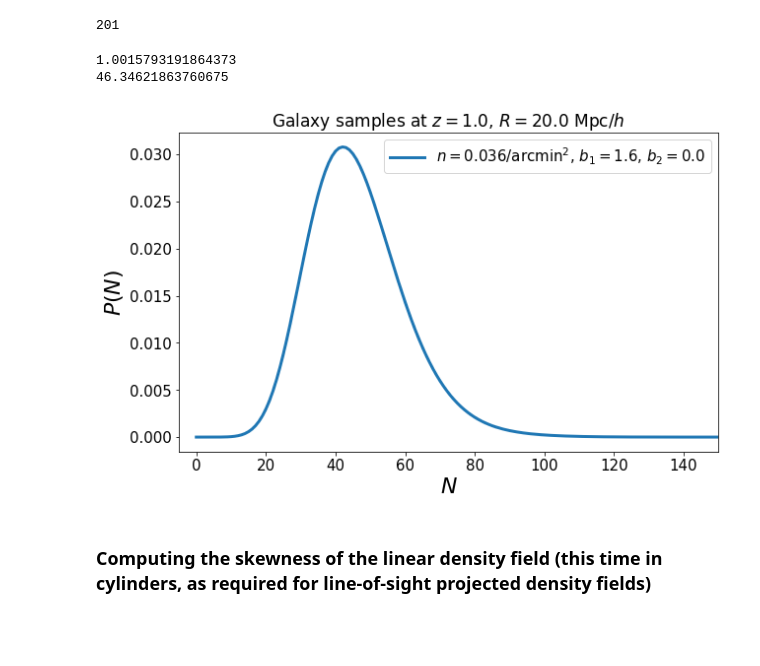
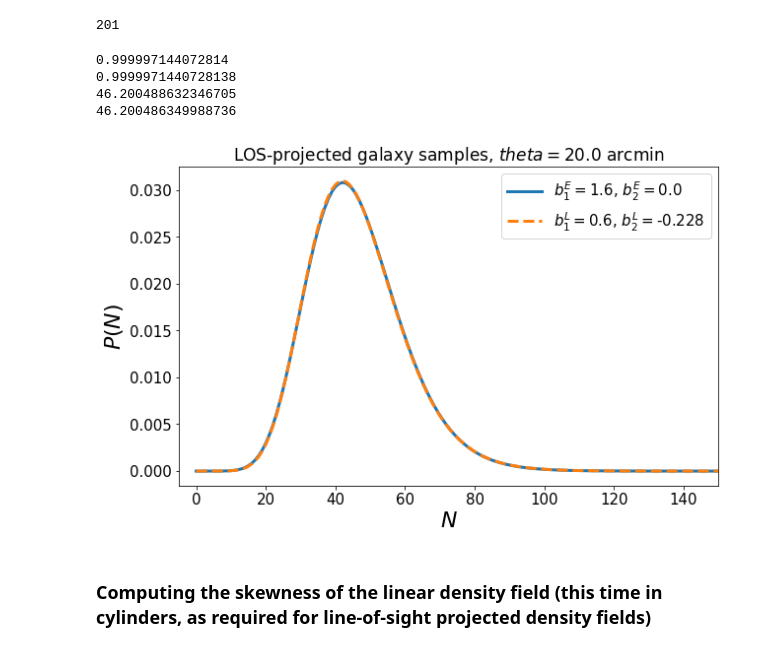
Before and after one commit to OliverFHD/CosMomentum, a Jupyter notebook: compute_PDF_and_CGF.ipynb, the cells around one changed output. Saved outputs shown, nothing was run; the diff lists cells and outputs as text; code cells hidden in the pictures.

Commit message:
Implementation of Lagrangian bias parametrisation and general code clean up.

```diff
--- a/compute_PDF_and_CGF.ipynb
+++ b/compute_PDF_and_CGF.ipynb
@@ -600,7 +566,18 @@ add_projected_galaxy_sample(0, n_of_z_file, density_sample_1, b1_sample_1, b2_sa
+# %%
+# Creating projected galaxy sample with Lagrangian bias parametrisation
+bias_model = 1
+density_sample_2 = 46.200759199/(np.pi*20.0**2)
+b1_sample_2 = 1.6 - 1.0
+b2_sample_2 = 0.0 - 8.0/21.0*b1_sample_2
+a0 = 1.26
+a1 = 0.28
+n_of_z_file_str = 'Data/redshift_distributions/lens_galaxy_pofz.dat'
+n_of_z_file = ctypes.c_char_p(n_of_z_file_str.encode('utf-8'))
+add_projected_galaxy_sample(0, n_of_z_file, density_sample_2, b1_sample_2, b2_sample_2, a0, a1, bias_model)
 # %%
 
 theta = 20.0
-N_max = return_N_max_projected(0, theta, 1.0)
+N_max = np.min([return_N_max_projected(0, theta, 1.0), return_N_max_projected(1, theta, 1.0)])
 print(N_max)
 
 return_CiC_PDF_projected = lib.return_CiC_PDF_projected
@@ -622,26 +599,32 @@ def CiC_projected(theta, f_NL, var_NL_rescale, index_of_galaxy_sample):
 201
 # %%
 P_of_N_values_projected = CiC_projected(theta, 0.0, 1.0, 0)
+P_of_N_values_projected_Lagrange = CiC_projected(theta, 0.0, 1.0, 1)
 # %%
 # plotting CiC PDF for each sample
 plt.figure(figsize=(10,6))
-plt.plot(range(0,N_max+1), P_of_N_values_projected, label="$n=$"+str(int(1000.0*density_sample_1)/1000.0)+"/arcmin${}^2$, $b_1=$"+str(b1_sample_1)+", $b_2=$"+str(b2_sample_1), linestyle="solid", linewidth=3)
+plt.plot(range(0,N_max+1), P_of_N_values_projected, label="$b_1^E=$"+str(int(1000.0*b1_sample_1)/1000.0)+", $b_2^E=$"+str(int(1000.0*b2_sample_1)/1000.0), linestyle="solid", linewidth=3)
+plt.plot(range(0,N_max+1), P_of_N_values_projected_Lagrange, label="$b_1^L=$"+str(int(1000.0*b1_sample_2)/1000.0)+", $b_2^L=$"+str(int(1000.0*b2_sample_2)/1000.0), linestyle="dashed", linewidth=3)
 plt.xlim(-5,150)
 plt.xticks(fontsize=15)
 plt.yticks(fontsize=15)
 plt.xlabel(r'$N$', size = 22)
 plt.ylabel(r'$P(N)$', size = 22)
 plt.legend(fontsize=15, handlelength=2.35)
-plt.title('Galaxy samples at $z=$'+str(z)+', $R=$'+str(R)+' Mpc$/h$', size = 17)
+plt.title('LOS-projected galaxy samples, $theta=$'+str(theta)+' arcmin', size = 17)
 plt.subplots_adjust(left=0.19, bottom=0.12, right=0.95, top=0.87)
 
 # check normalisation of the CiC PDFs
 print(np.sum(P_of_N_values_projected))
+print(np.sum(P_of_N_values_projected_Lagrange))
 print(np.sum(P_of_N_values_projected*range(0,len(P_of_N_values_projected))))
+print(np.sum(P_of_N_values_projected_Lagrange*range(0,len(P_of_N_values_projected_Lagrange))))
 # %% [output]
-1.0015793191864373
-46.34621863760675
+0.999997144072814
+0.9999971440728138
+46.200488632346705
+46.200486349988736
-[figure, old version]
+[figure, new version]
 # %% [markdown]
 ### Computing the skewness of the linear density field (this time in cylinders, as required for line-of-sight projected density fields)
 ### Defining $\epsilon_3(R) \equiv <\delta_R^3>/\sigma_R^2$ the function set_primordial_skewness_from_eps3_powerlaw_approximation assumed that $\epsilon_3(R) \approx A_{\epsilon_3}*(R/R_0)^{n_{\epsilon_3}}$ and computes $A_{\epsilon_3}$ and $n_{\epsilon_3}$ at $R = R_0$.
```
Also changed, not shown: parts of 30 cells of this notebook, 17 other files.
